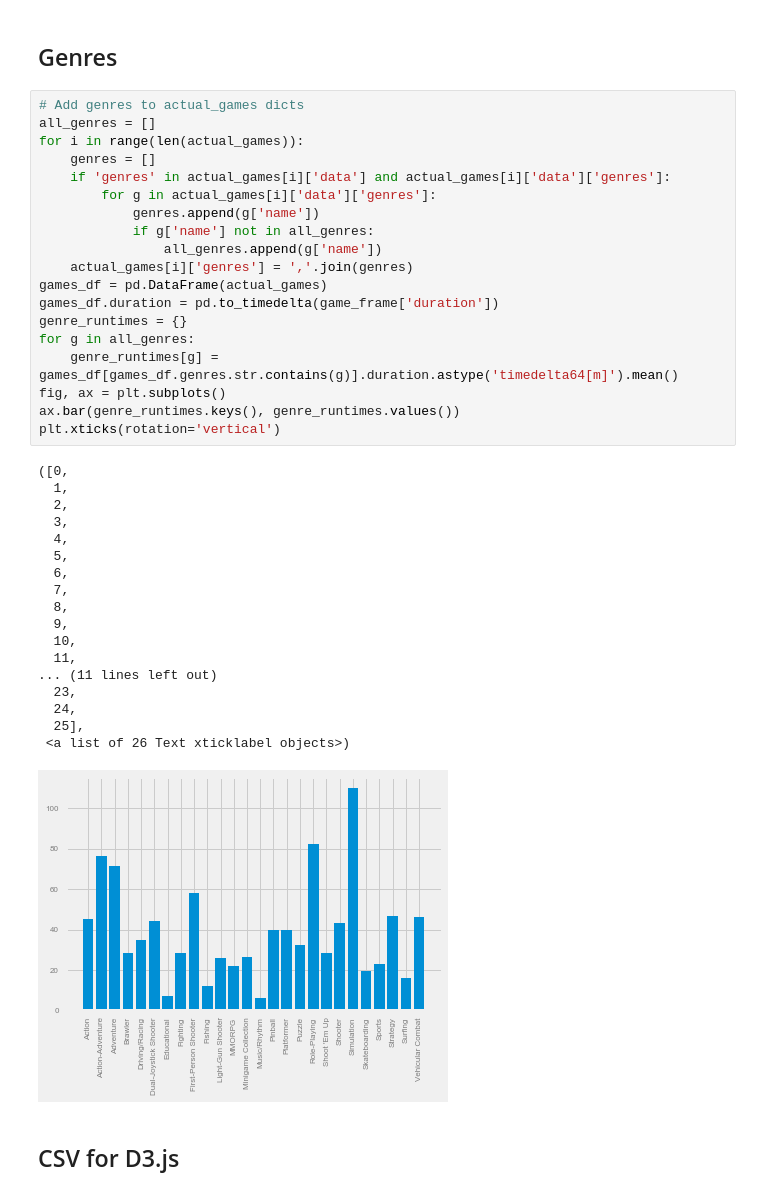
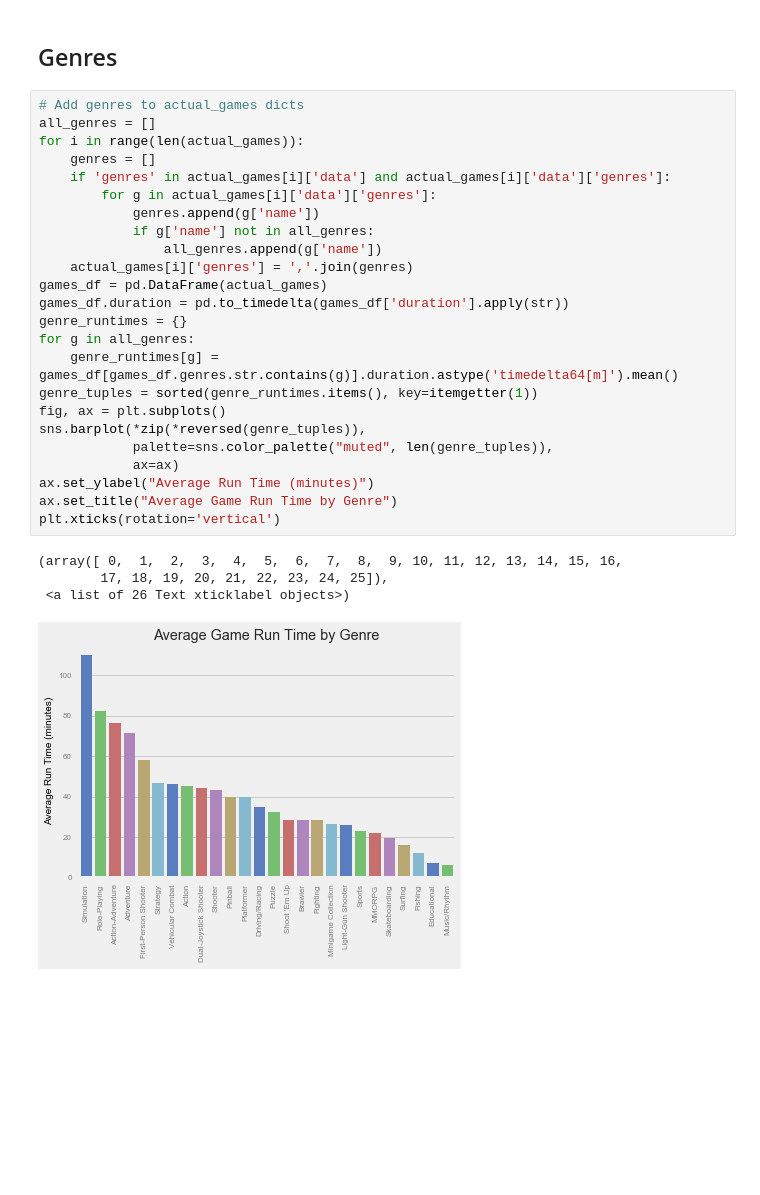
Before and after one commit to bcongdon/agdq-2017-schedule-analysis, a Jupyter notebook: AGDQ-2017-Schedule-Analysis.ipynb, the cells around one changed output. Saved outputs shown, nothing was run; the diff lists cells and outputs as text; blank space fills up the shorter version.

Commit message:
Fixed up genre plot

```diff
--- a/AGDQ-2017-Schedule-Analysis.ipynb
+++ b/AGDQ-2017-Schedule-Analysis.ipynb
@@ -290,40 +292,29 @@ plt.savefig('./render/time_to_run_histogram.png', bb_inches='tight', dpi=350)
 # %%
 # Add genres to actual_games dicts
 all_genres = []
 for i in range(len(actual_games)):
     genres = []
     if 'genres' in actual_games[i]['data'] and actual_games[i]['data']['genres']:
         for g in actual_games[i]['data']['genres']:
             genres.append(g['name'])
             if g['name'] not in all_genres:
                 all_genres.append(g['name'])
     actual_games[i]['genres'] = ','.join(genres)
 games_df = pd.DataFrame(actual_games)
-games_df.duration = pd.to_timedelta(game_frame['duration'])
+games_df.duration = pd.to_timedelta(games_df['duration'].apply(str))
 genre_runtimes = {}
 for g in all_genres:
     genre_runtimes[g] = games_df[games_df.genres.str.contains(g)].duration.astype('timedelta64[m]').mean()
+genre_tuples = sorted(genre_runtimes.items(), key=itemgetter(1))
 fig, ax = plt.subplots()
-ax.bar(genre_runtimes.keys(), genre_runtimes.values())
+sns.barplot(*zip(*reversed(genre_tuples)),
+            palette=sns.color_palette("muted", len(genre_tuples)),
+            ax=ax)
+ax.set_ylabel("Average Run Time (minutes)")
+ax.set_title("Average Game Run Time by Genre")
 plt.xticks(rotation='vertical')
 # %% [output]
-([0,
-  1,
-  2,
-  3,
-  4,
-  5,
-  6,
-  7,
-  8,
-  9,
-  10,
-  11,
-... (11 lines left out)
-  23,
-  24,
-  25],
+(array([ 0,  1,  2,  3,  4,  5,  6,  7,  8,  9, 10, 11, 12, 13, 14, 15, 16,
+        17, 18, 19, 20, 21, 22, 23, 24, 25]),
  <a list of 26 Text xticklabel objects>)
-[figure, old version]
+[figure, new version]
-# %% [markdown]
-## CSV for D3.js
```
Also changed, not shown: parts of 3 cells of this notebook.
